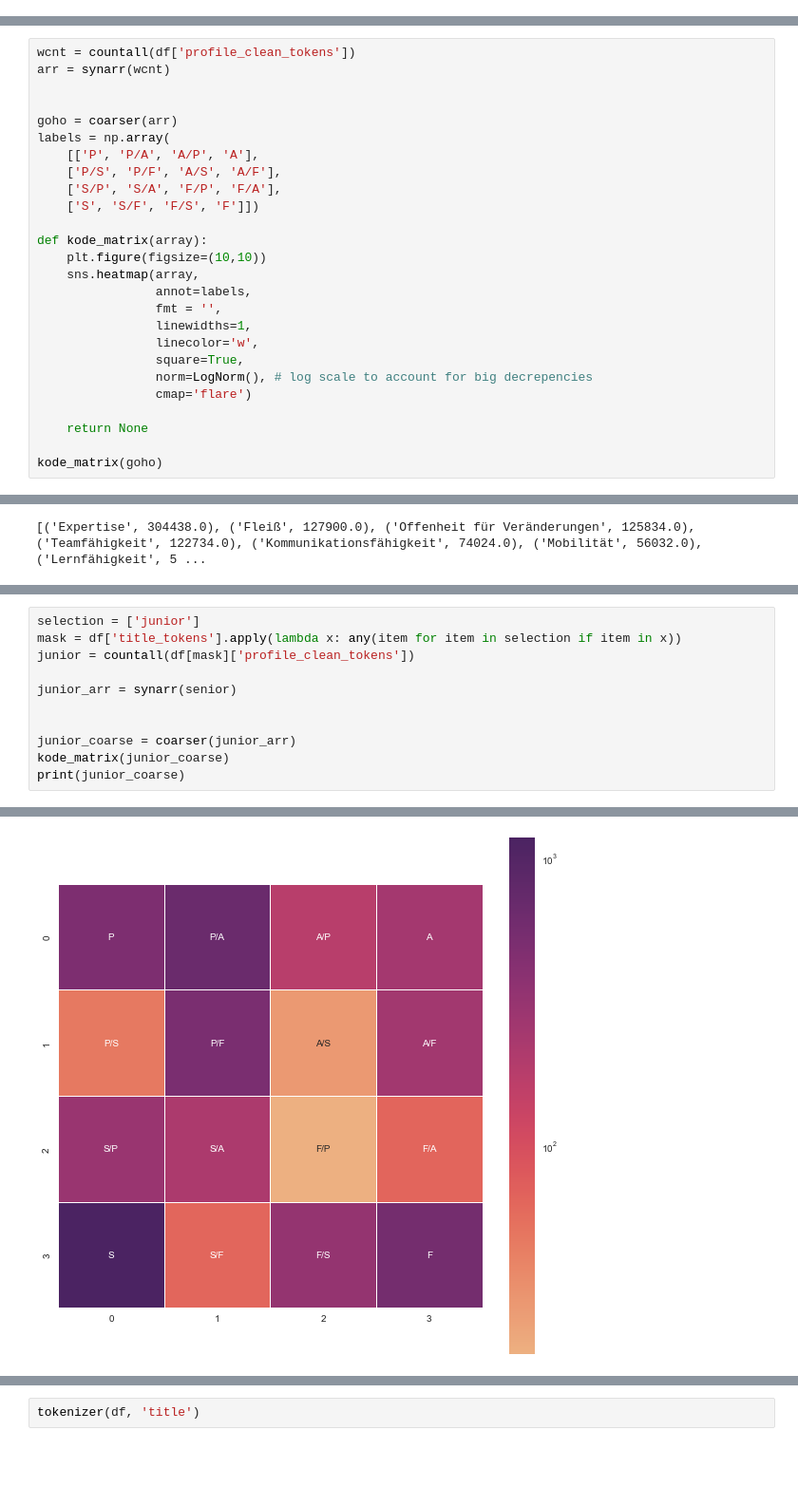
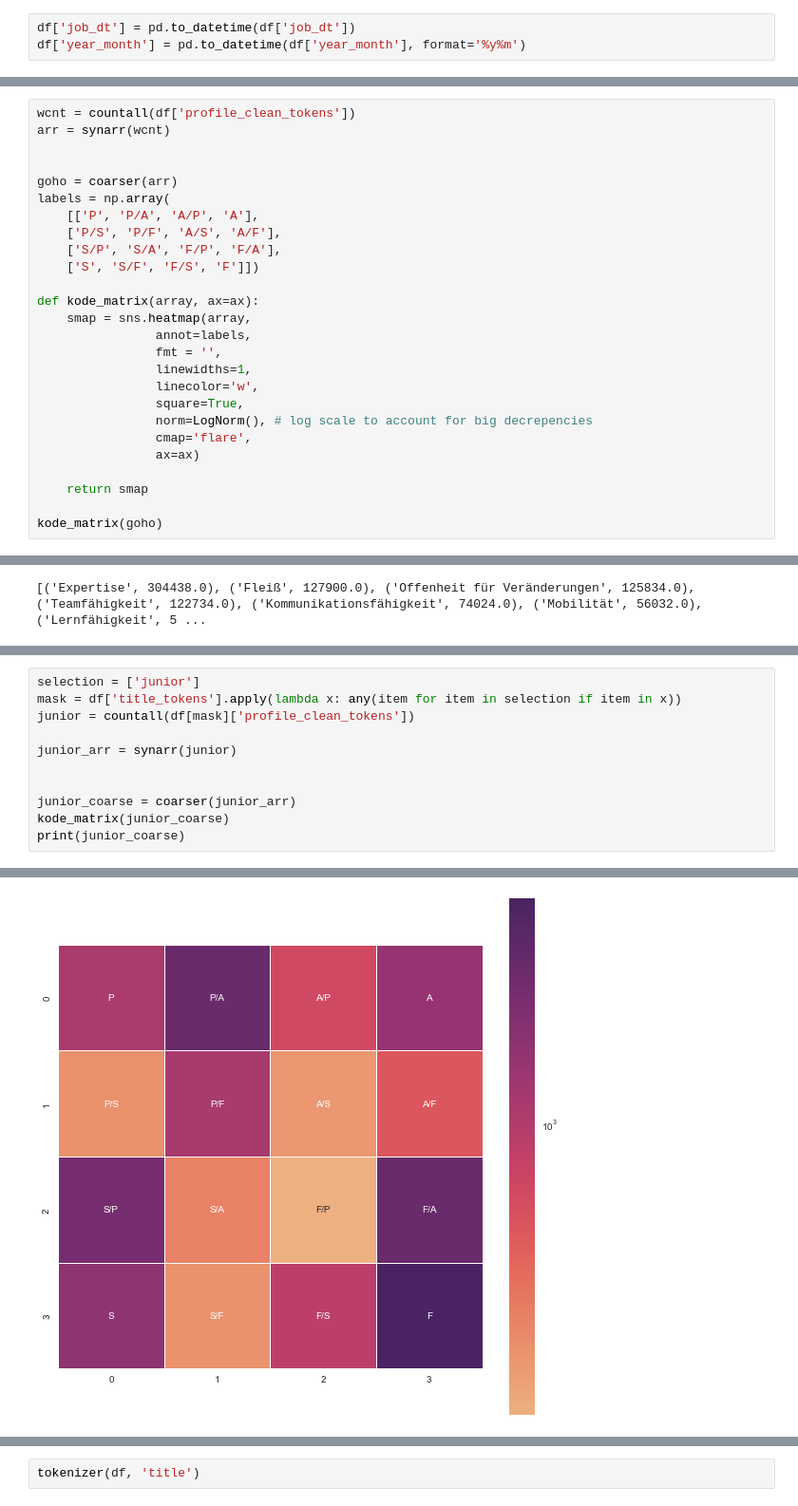
Before and after one commit to sharasivam/stellenanzeigen, a Jupyter notebook: story.ipynb, the cells around one changed output, grey strips where cells are left out. Shown at 95% size. Saved outputs shown, nothing was run; the diff lists cells and outputs as text; blank space fills up the shorter version.

```diff
--- a/story.ipynb
+++ b/story.ipynb
@@ -52,5 +52,8 @@ df = pd.read_csv('jobs_tokenized.csv', encoding='UTF-8', usecols=columns)
 
 # Reading sample dataset into dataframe
 # df = pd.read_excel("jobs_sample.xlsx")
+# %%
+df['job_dt'] = pd.to_datetime(df['job_dt'])
+df['year_month'] = pd.to_datetime(df['year_month'], format='%y%m')
 # %%
 # df['language'] = ['' for i in range(len(df))]
@@ -501,18 +501,18 @@ labels = np.array(
     ['S/P', 'S/A', 'F/P', 'F/A'],
     ['S', 'S/F', 'F/S', 'F']])
 
-def kode_matrix(array):
-    plt.figure(figsize=(10,10))
-    sns.heatmap(array,
+def kode_matrix(array, ax=ax):
+    smap = sns.heatmap(array,
                 annot=labels,
                 fmt = '',
                 linewidths=1,
                 linecolor='w',
                 square=True,
                 norm=LogNorm(), # log scale to account for big decrepencies
-                cmap='flare')
+                cmap='flare',
+                ax=ax)
 
-    return None
+    return smap
 
 kode_matrix(goho)
 # %% [output]
@@ -548,7 +548,7 @@ selection = ['junior']
 mask = df['title_tokens'].apply(lambda x: any(item for item in selection if item in x))
 junior = countall(df[mask]['profile_clean_tokens'])
 
-junior_arr = synarr(senior)
+junior_arr = synarr(junior)
 
 
 junior_coarse = coarser(junior_arr)
@@ -562 +562 @@ print(junior_coarse)
-[figure, old version]
+[figure, new version]
```
Also changed, not shown: parts of 6 cells of this notebook.
